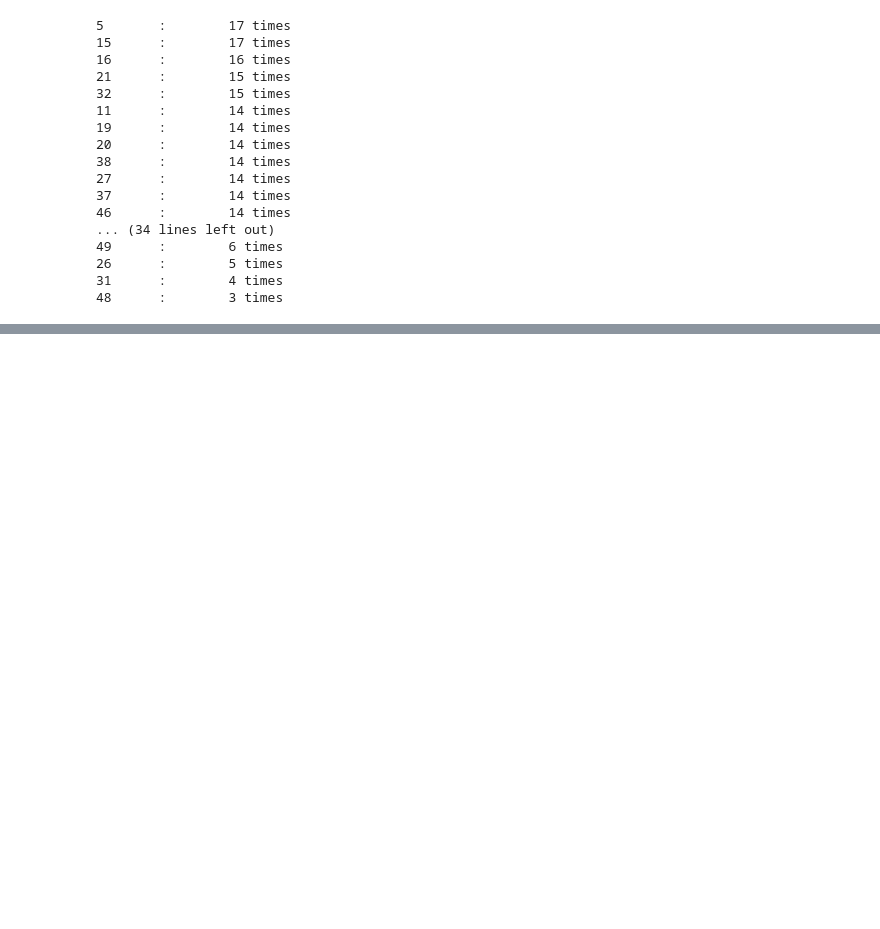
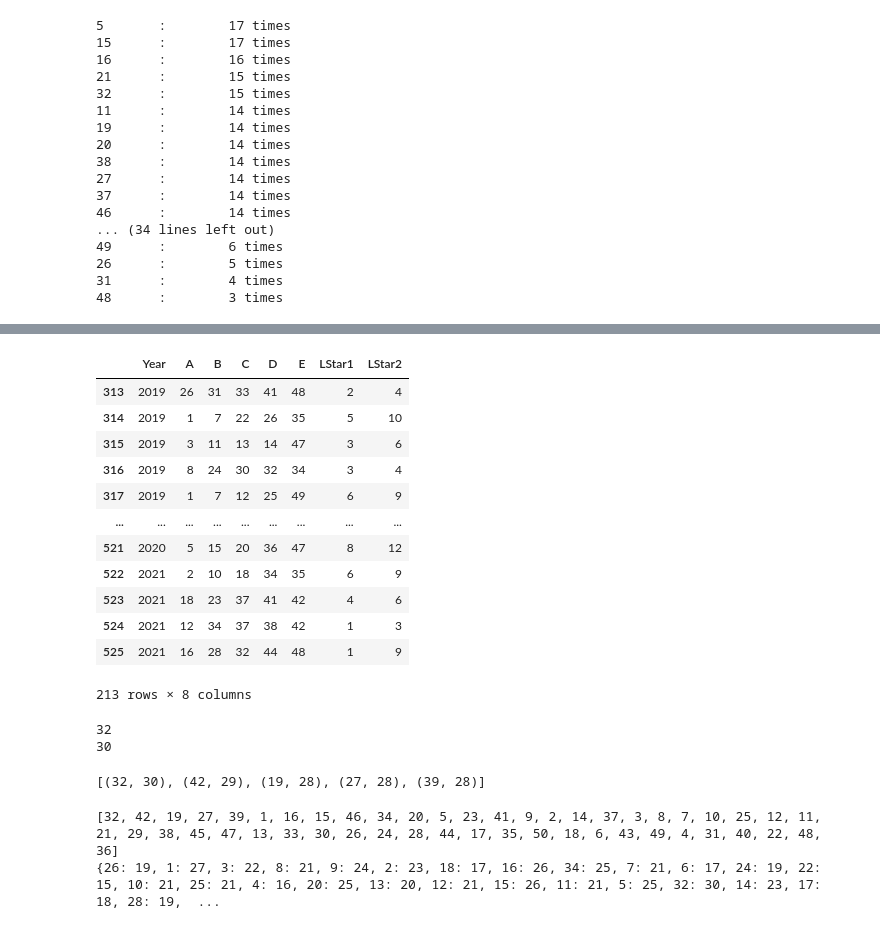
Before and after one commit to killfoley/Lotto-Scraping, a Jupyter notebook: Euromillions results notebook.ipynb, the cells around one changed output, grey strips where cells are left out. Drawn from its saved outputs; the diff is of its cells as text; code cells hidden in the pictures; blank space fills up the shorter version.

Commit message:
updated euromillions notebook for 2019

```diff
--- a/Euromillions results notebook.ipynb
+++ b/Euromillions results notebook.ipynb
@@ -922,3 +925,50 @@ dfLStar['LStar2'].value_counts()
 3      3
 2      2
 Name: LStar2, dtype: int64
+# %%
+df19_20_21 = df_euromill.loc[df_euromill['Year'].isin([2019, 2020,2021])]
+df19_20_21
+# %% [output]
+|  | Year | A | B | C | D | E | LStar1 | LStar2 |
+| 313 | 2019 | 26 | 31 | 33 | 41 | 48 | 2 | 4 |
+| 314 | 2019 | 1 | 7 | 22 | 26 | 35 | 5 | 10 |
+| 315 | 2019 | 3 | 11 | 13 | 14 | 47 | 3 | 6 |
+| 316 | 2019 | 8 | 24 | 30 | 32 | 34 | 3 | 4 |
+| 317 | 2019 | 1 | 7 | 12 | 25 | 49 | 6 | 9 |
+| ... | ... | ... | ... | ... | ... | ... | ... | ... |
+| 521 | 2020 | 5 | 15 | 20 | 36 | 47 | 8 | 12 |
+| 522 | 2021 | 2 | 10 | 18 | 34 | 35 | 6 | 9 |
+| 523 | 2021 | 18 | 23 | 37 | 41 | 42 | 4 | 6 |
+| 524 | 2021 | 12 | 34 | 37 | 38 | 42 | 1 | 3 |
+| 525 | 2021 | 16 | 28 | 32 | 44 | 48 | 1 | 9 |
+213 rows × 8 columns
+# %%
+list_ball19_20_21 = list(df19_20_21.drop(['Year', 'LStar1', 'LStar2'], axis=1).values.T.flatten())
+# The maximum occurance of number in the list of numbers
+most_common19_20_21, num_most_common19_20_21 = Counter(list_ball19_20_21).most_common(1)[0]
+print(most_common19_20_21)
+print(num_most_common19_20_21)
+# %% [output]
+32
+30
+# %%
+# find the 5 most common numbers in the list
+most_common_5_19_20_21 = Counter(list_ball19_20_21).most_common(5)
+most_common_5_19_20_21
+# %% [output]
+[(32, 30), (42, 29), (19, 28), (27, 28), (39, 28)]
+# %%
+number_counter19_20_21 = {}
+for number in list_ball19_20_21:
+    if number in number_counter19_20_21:
+        number_counter19_20_21[number] += 1
+    else:
+        number_counter19_20_21[number] = 1
+
+popular_numbers19_20_21 = sorted(number_counter19_20_21, key = number_counter19_20_21.get, reverse = True)
+
+print(popular_numbers19_20_21)
+print(number_counter19_20_21)
+# %% [output]
+[32, 42, 19, 27, 39, 1, 16, 15, 46, 34, 20, 5, 23, 41, 9, 2, 14, 37, 3, 8, 7, 10, 25, 12, 11, 21, 29, 38, 45, 47, 13, 33, 30, 26, 24, 28, 44, 17, 35, 50, 18, 6, 43, 49, 4, 31, 40, 22, 48, 36]
+{26: 19, 1: 27, 3: 22, 8: 21, 9: 24, 2: 23, 18: 17, 16: 26, 34: 25, 7: 21, 6: 17, 24: 19, 22: 15, 10: 21, 25: 21, 4: 16, 20: 25, 13: 20, 12: 21, 15: 26, 11: 21, 5: 25, 32: 30, 14: 23, 17: 18, 28: 19,  ...
```
Also changed, not shown: parts of 28 cells of this notebook, 1 other file.
